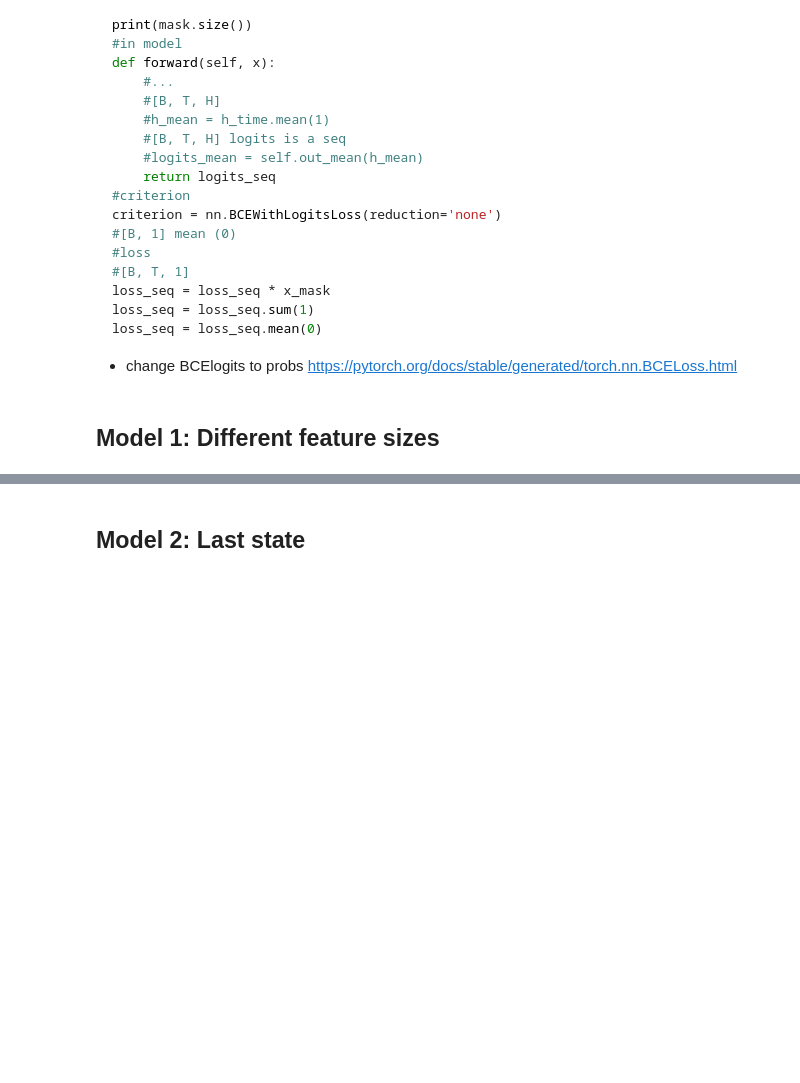
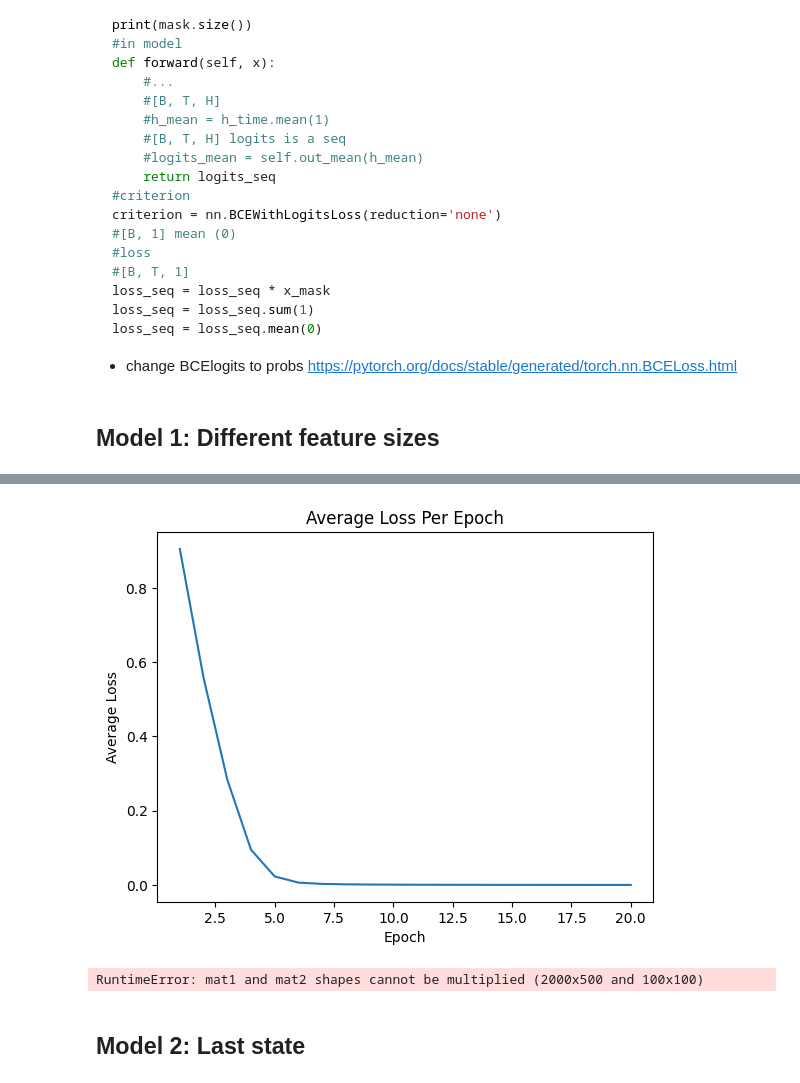
Before and after one commit to Saputoa21/Machine-Translation, a Jupyter notebook: Kopie_von_toy_lstm_pytorch_binaryclassifier_BasicsMT2025s.ipynb, the cells around one changed output, grey strips where cells are left out. Cells and saved outputs as stored; diff of their text form; code cells hidden in the pictures; blank space fills up the shorter version.

```diff
--- a/Kopie_von_toy_lstm_pytorch_binaryclassifier_BasicsMT2025s.ipynb
+++ b/Kopie_von_toy_lstm_pytorch_binaryclassifier_BasicsMT2025s.ipynb
@@ -292,3 +366,26 @@ loss_seq = loss_seq.mean(0)
+# %%
+# plot loss over epochs
+plt.plot(range(1, num_epochs + 1), e_losses_per_epoch)
+plt.xlabel("Epoch")
+plt.ylabel("Average Loss")
+plt.title("Average Loss Per Epoch")
+plt.show()
+# %% [output]
+[figure, added]
+# %%
+#prediction
+x_t = torch.randn(1, 2000, 500) #change to 500
+x_t = x_t.to(device)
+
+model.eval()
+y_logit, y_prob = model(x_t)
+print(y_prob.item())
+x_1_t = torch.randn(1, 200, 100) + 1.5
+x_1_t = x_1_t.to(device)
+y1_logit, y1_prob = model(x_1_t)
+print(y1_prob.item())
+# %% [output]
+RuntimeError: mat1 and mat2 shapes cannot be multiplied (2000x500 and 100x100)
 # %% [markdown]
 ## Model 2: Last state
 # %%
```
Also changed, not shown: parts of 6 cells of this notebook.
